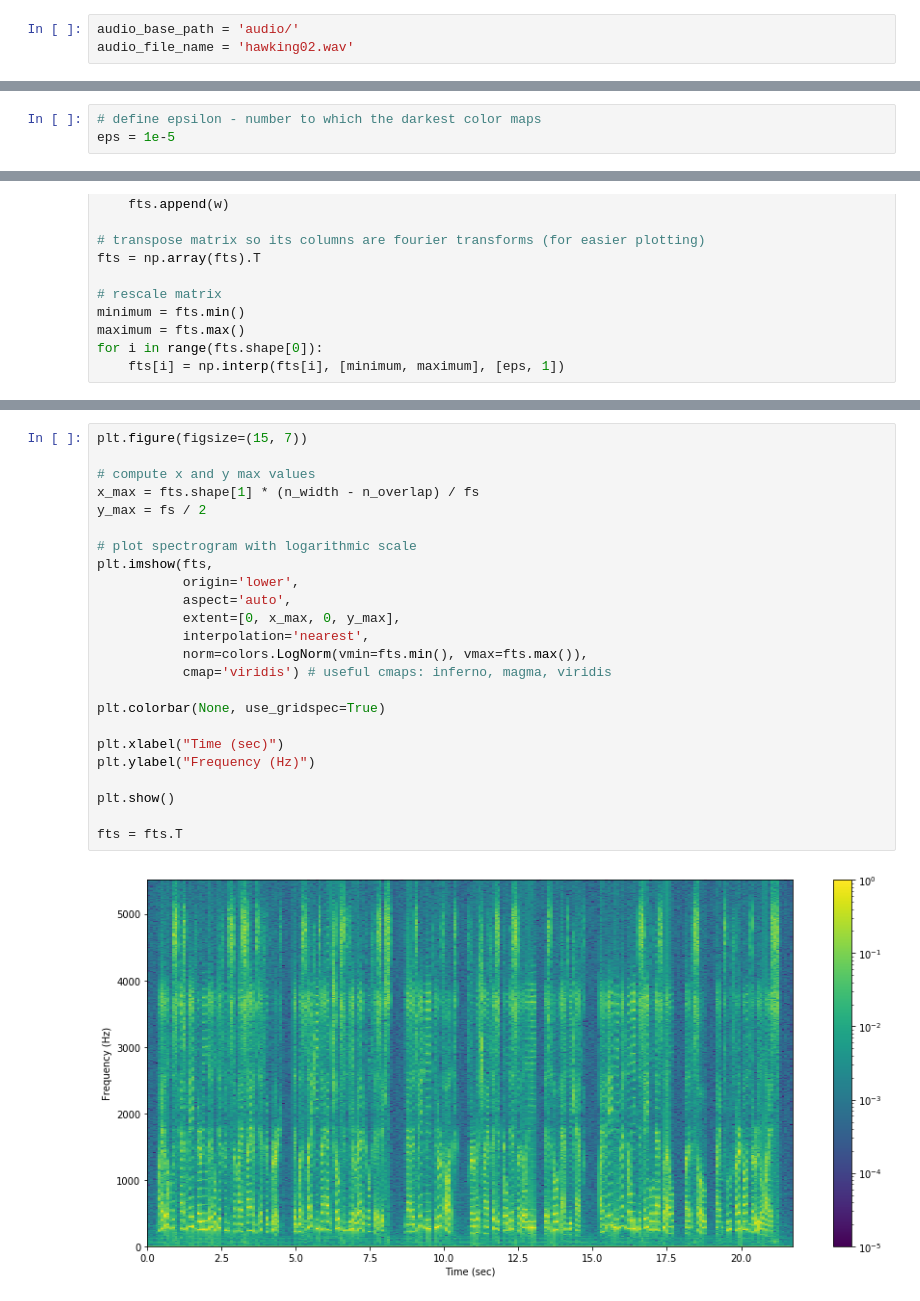
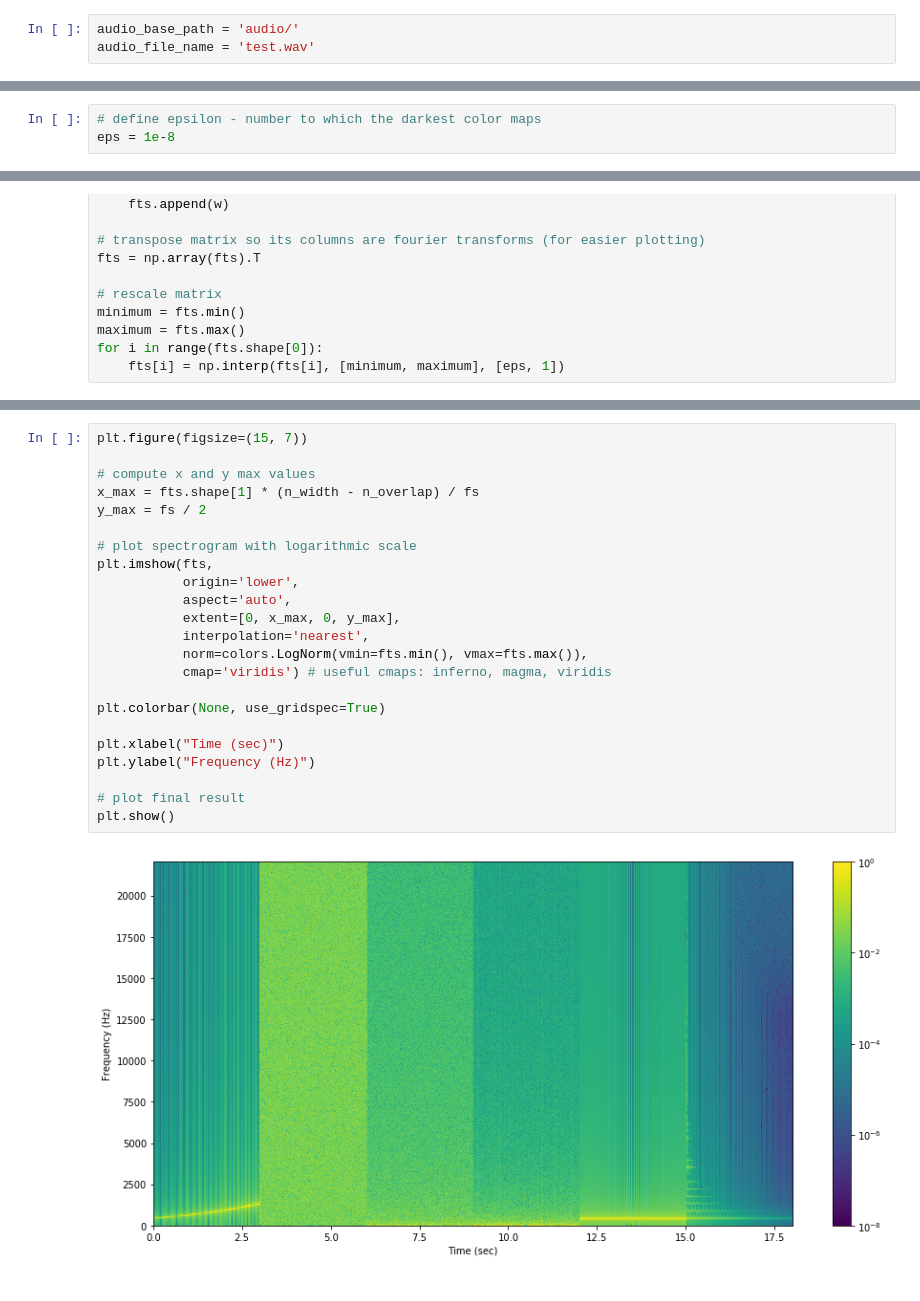
Before and after one commit to lnadi17/spectro-kg, a Jupyter notebook: notebook.ipynb, the cells around one changed output, grey strips where cells are left out. Cells and saved outputs as stored; diff of their text form.

```diff
--- a/notebook.ipynb
+++ b/notebook.ipynb
@@ -27,7 +27,7 @@ def read_wav_audio(audio_relative_path):
     return fs, audio_data
 # %%
 audio_base_path = 'audio/'
-audio_file_name = 'hawking02.wav'
+audio_file_name = 'test.wav'
 # %%
 fs, audio_data = read_wav_audio(audio_base_path + audio_file_name)
 # %% [output]
@@ -88,7 +90,7 @@ def get_window_generator(signal, n_width, n_overlap):
         index = index + 1
 # %%
 # define epsilon - number to which the darkest color maps
-eps = 1e-5
+eps = 1e-8
 # %%
 n_width = 1024
 n_overlap = 0 # n_width // 2
@@ -117,29 +119,28 @@ plt.imshow(fts, origin='lower')
 # %%
 plt.figure(figsize=(15, 7))
 
 # compute x and y max values
 x_max = fts.shape[1] * (n_width - n_overlap) / fs
 y_max = fs / 2
 
 # plot spectrogram with logarithmic scale
 plt.imshow(fts,
            origin='lower',
            aspect='auto',
            extent=[0, x_max, 0, y_max],
            interpolation='nearest',
            norm=colors.LogNorm(vmin=fts.min(), vmax=fts.max()),
            cmap='viridis') # useful cmaps: inferno, magma, viridis
 
 plt.colorbar(None, use_gridspec=True)
 
 plt.xlabel("Time (sec)")
 plt.ylabel("Frequency (Hz)")
 
+# plot final result
 plt.show()
-
-fts = fts.T
 # %% [output]
-[figure, old version]
+[figure, new version]
 # %%
 # plot spectrogram with matplotlib library and confirm that our result is similar
 plt.figure(figsize=(12, 7))
```
Also changed, not shown: parts of 7 cells of this notebook, 1 other file.
